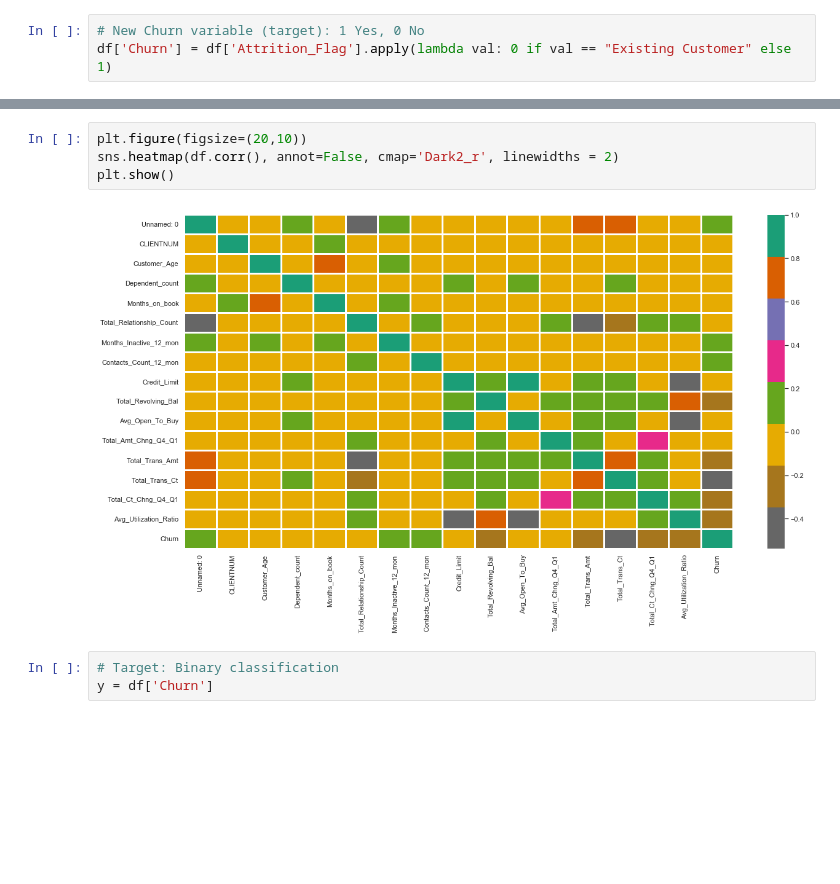
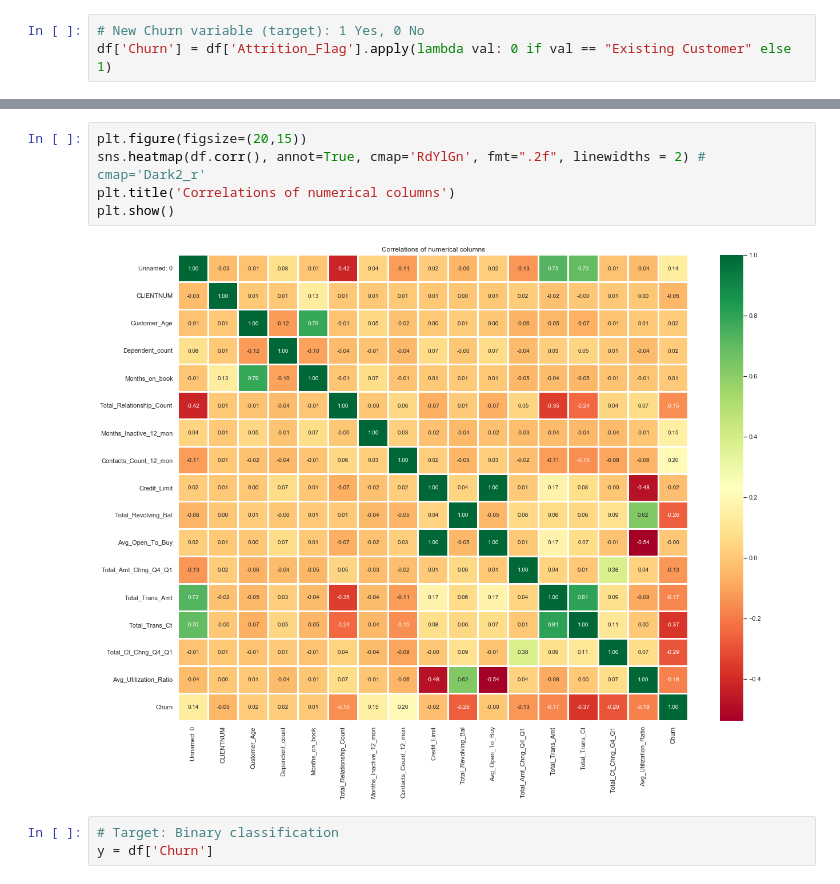
Before and after one commit to mxagar/customer_churn_production, a Jupyter notebook: churn_notebook.ipynb, the cells around one changed output, grey strips where cells are left out. Saved outputs shown, nothing was run; the diff lists cells and outputs as text; blank space fills up the shorter version.

```diff
--- a/churn_notebook.ipynb
+++ b/churn_notebook.ipynb
@@ -206,9 +240,10 @@ sns.histplot(df['Total_Trans_Ct'], stat='density', kde=True);
 # %%
-plt.figure(figsize=(20,10))
-sns.heatmap(df.corr(), annot=False, cmap='Dark2_r', linewidths = 2)
+plt.figure(figsize=(20,15))
+sns.heatmap(df.corr(), annot=True, cmap='RdYlGn', fmt=".2f", linewidths = 2) # cmap='Dark2_r'
+plt.title('Correlations of numerical columns')
 plt.show()
 # %% [output]
-[figure, old version]
+[figure, new version]
 # %%
 # Target: Binary classification
 y = df['Churn']
```
Also changed, not shown: parts of 56 cells of this notebook.
